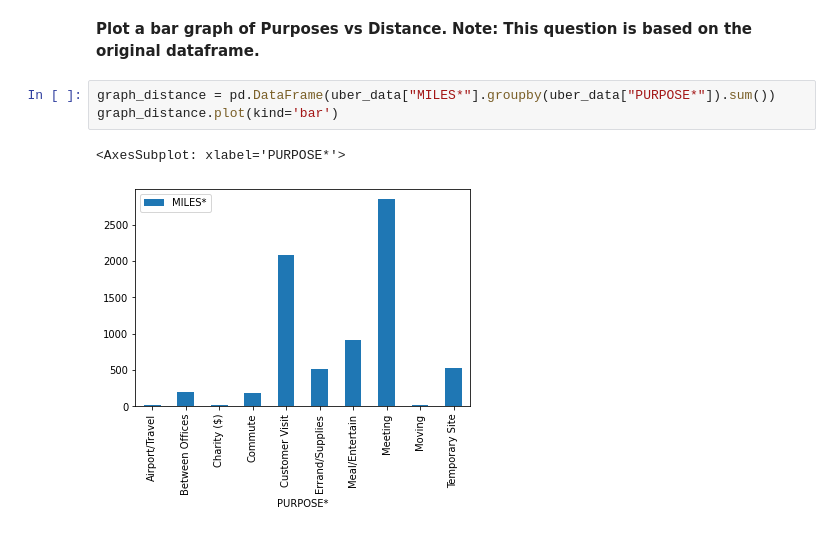
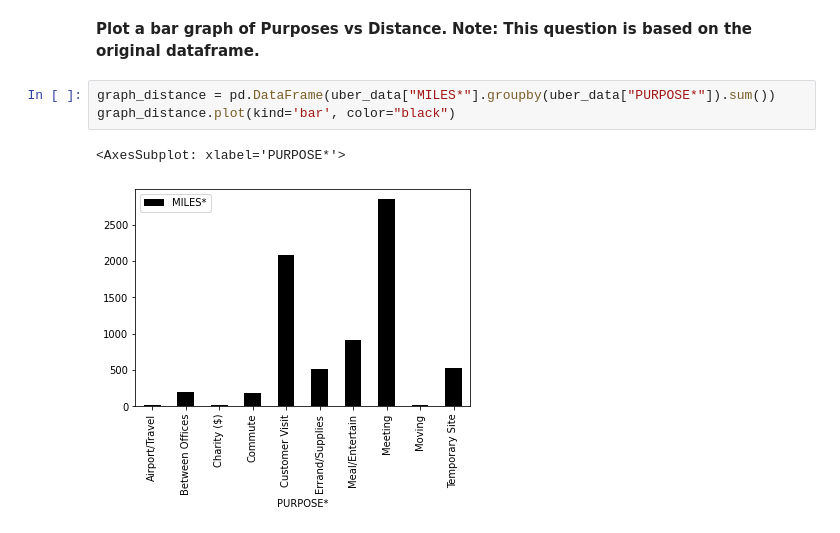
Before and after one commit to Hugox96/Uber_An-lise, a Jupyter notebook: Uber.ipynb, the cells around one changed output. Cells and saved outputs as stored; diff of their text form.

```diff
--- a/Uber.ipynb
+++ b/Uber.ipynb
@@ -317,7 +317,7 @@ uber_data.groupby('MILES*').agg({'START*':'count',
 **Note: This question is based on the original dataframe.**
 # %%
 graph_distance = pd.DataFrame(uber_data["MILES*"].groupby(uber_data["PURPOSE*"]).sum())
-graph_distance.plot(kind='bar')
+graph_distance.plot(kind='bar', color="black")
 # %% [output]
 <AxesSubplot: xlabel='PURPOSE*'>
-[figure, old version]
+[figure, new version]
```
Also changed, not shown: parts of 6 cells of this notebook.
